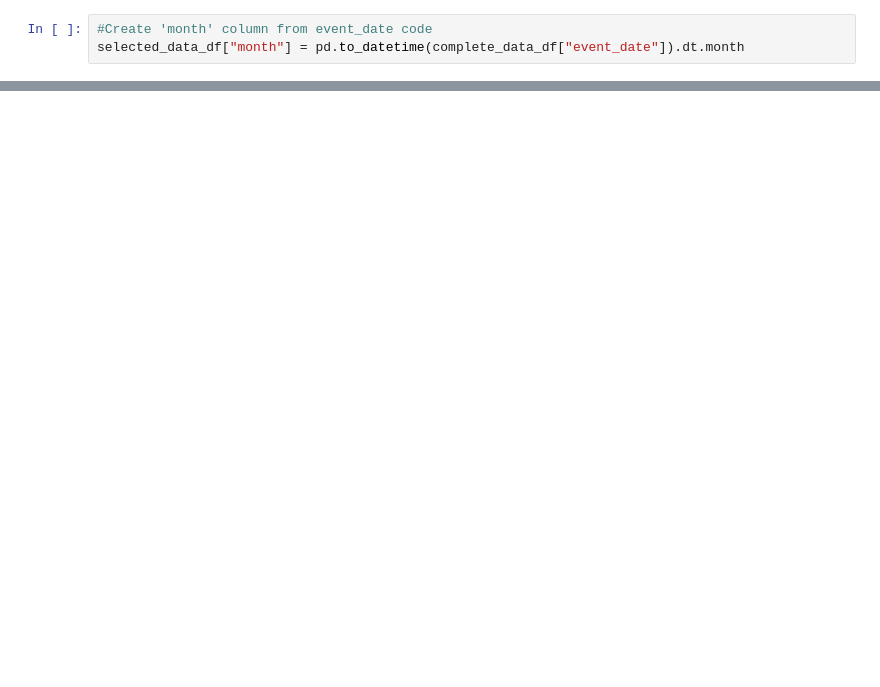
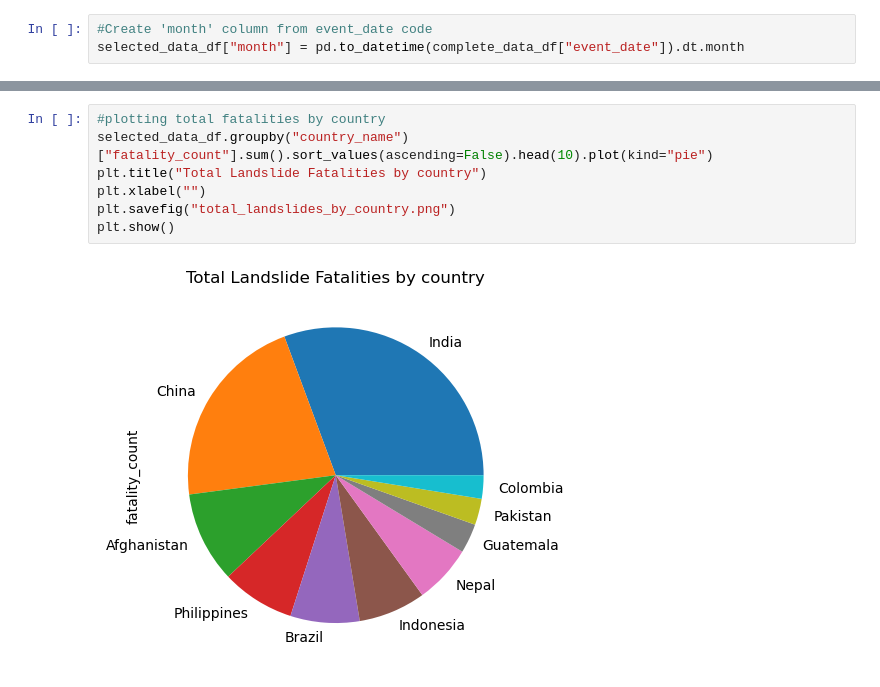
Before and after one commit to DamonMWRobinson/project-one, a Jupyter notebook: Landslides.ipynb, the cells around one changed output, grey strips where cells are left out. Cells and saved outputs as stored; diff of their text form; blank space fills up the shorter version.

Commit message:
Adding new images and code

```diff
--- a/Landslides.ipynb
+++ b/Landslides.ipynb
@@ -44,0 +49,9 @@ selected_data_df["month"] = pd.to_datetime(complete_data_df["event_date"]).dt.mo
+# %%
+#plotting total fatalities by country
+selected_data_df.groupby("country_name")["fatality_count"].sum().sort_values(ascending=False).head(10).plot(kind="pie")
+plt.title("Total Landslide Fatalities by country")
+plt.xlabel("")
+plt.savefig("total_landslides_by_country.png")
+plt.show()
+# %% [output]
+[figure, added]
```
Also changed, not shown: parts of 13 cells of this notebook, 12 other files.
